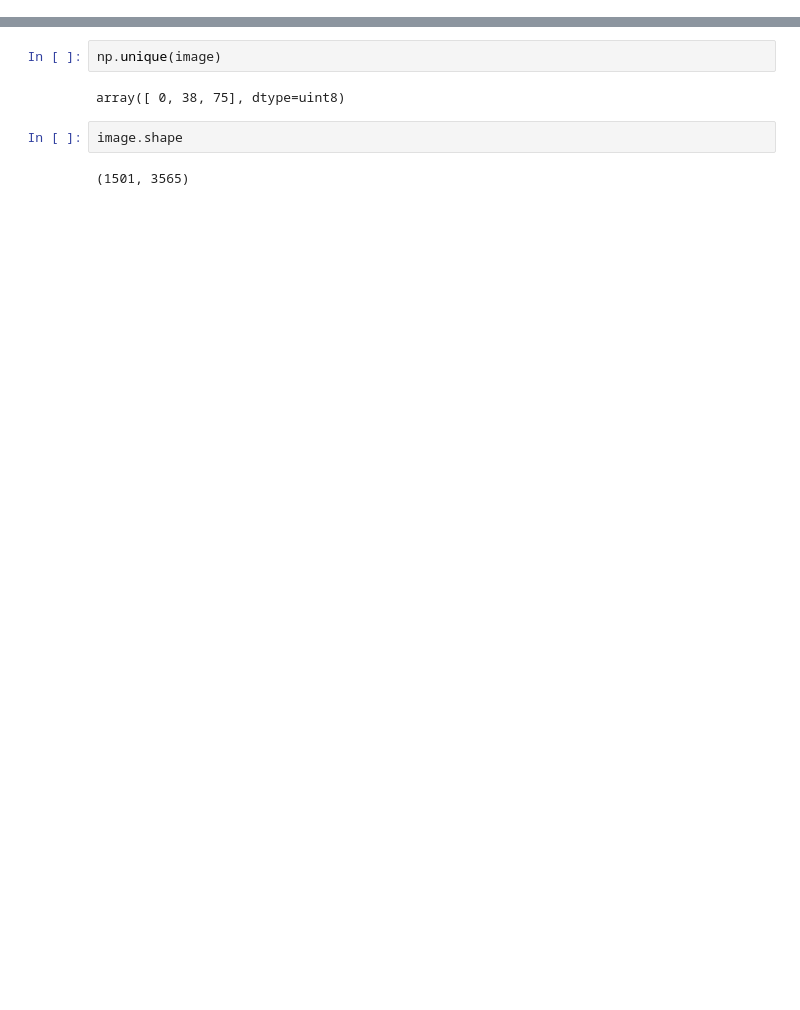
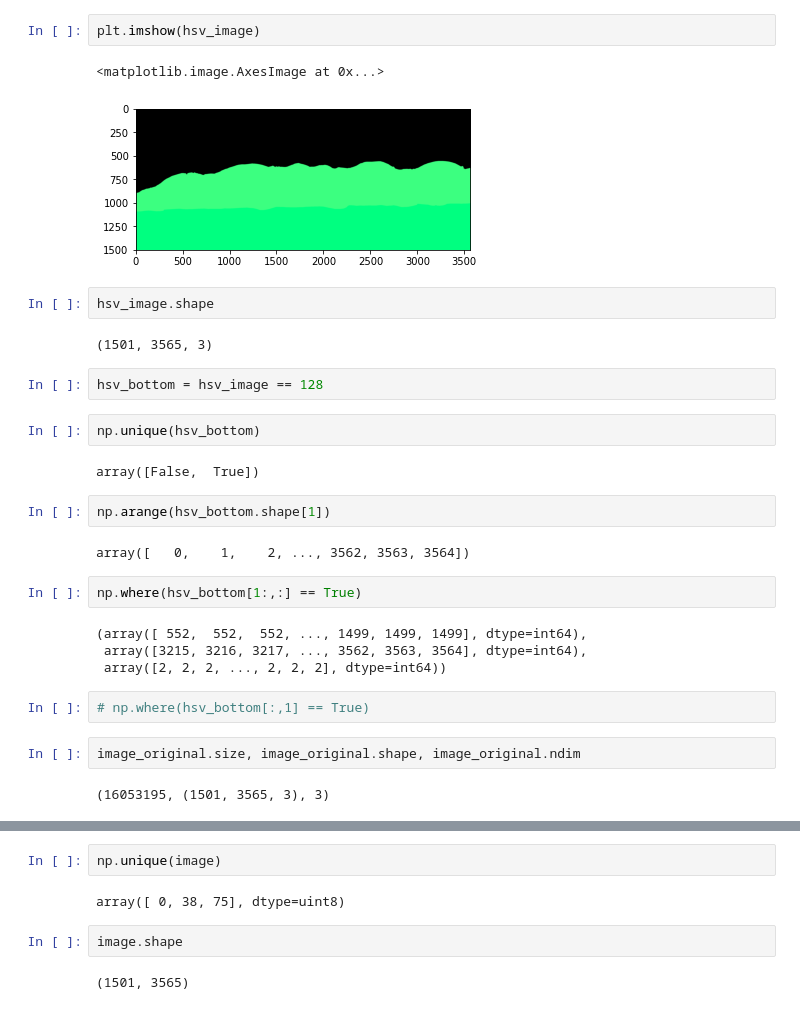
Before and after one commit to arshanabbas/Code-FabianTask3, a Jupyter notebook: test.ipynb, the cells around one changed output, grey strips where cells are left out. Drawn from its saved outputs; the diff is of its cells as text; blank space fills up the shorter version.

```diff
--- a/test.ipynb
+++ b/test.ipynb
@@ -17,0 +37,31 @@ image = cv2.cvtColor(image_original, cv2.COLOR_BGR2GRAY)
+# %%
+plt.imshow(hsv_image)
+# %% [output]
+<matplotlib.image.AxesImage at 0x...>
+[figure, added]
+# %%
+hsv_image.shape
+# %% [output]
+(1501, 3565, 3)
+# %%
+hsv_bottom = hsv_image == 128
+# %%
+np.unique(hsv_bottom)
+# %% [output]
+array([False,  True])
+# %%
+np.arange(hsv_bottom.shape[1])
+# %% [output]
+array([   0,    1,    2, ..., 3562, 3563, 3564])
+# %%
+np.where(hsv_bottom[1:,:] == True)
+# %% [output]
+(array([ 552,  552,  552, ..., 1499, 1499, 1499], dtype=int64),
+ array([3215, 3216, 3217, ..., 3562, 3563, 3564], dtype=int64),
+ array([2, 2, 2, ..., 2, 2, 2], dtype=int64))
+# %%
+# np.where(hsv_bottom[:,1] == True)
+# %%
+image_original.size, image_original.shape, image_original.ndim
+# %% [output]
+(16053195, (1501, 3565, 3), 3)
```
Also changed, not shown: parts of 55 cells of this notebook.
